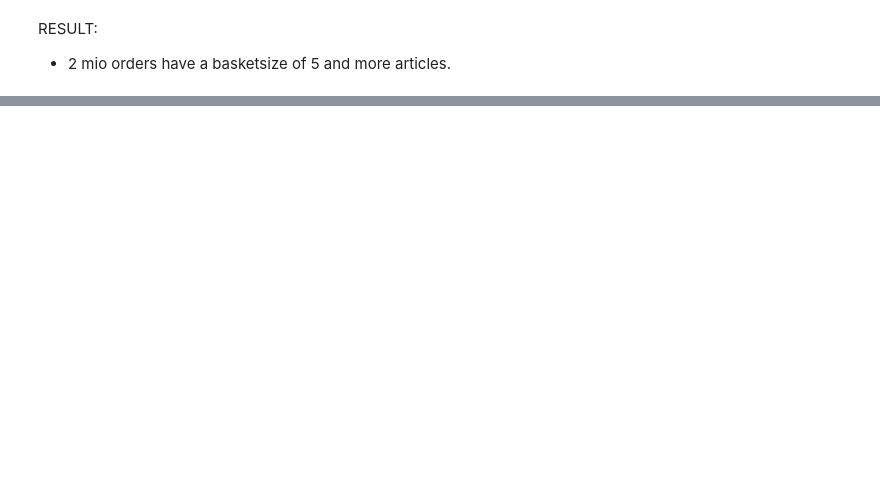
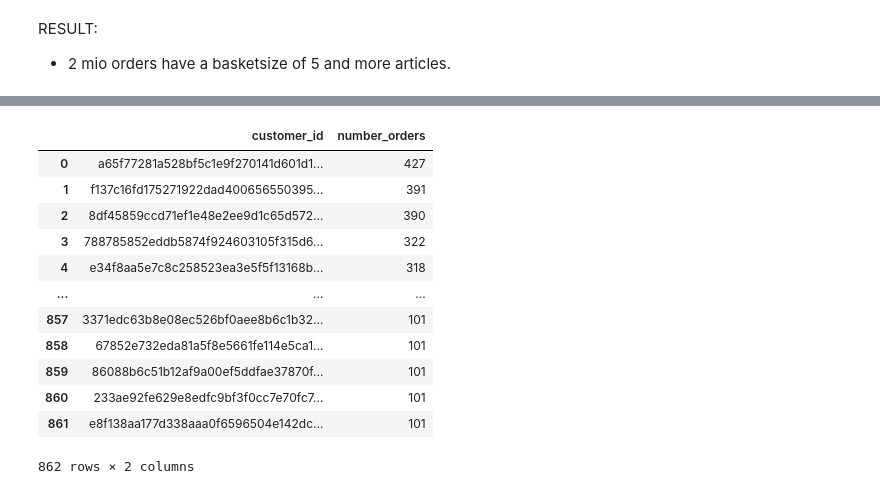
Before and after one commit to theflyingd/fashion-recommender, a Jupyter notebook: notebooks/Initial_EDA_CMM.ipynb, the cells around one changed output, grey strips where cells are left out. Cells and saved outputs as stored; diff of their text form; code cells hidden in the pictures; blank space fills up the shorter version.

```diff
--- a/notebooks/Initial_EDA_CMM.ipynb
+++ b/notebooks/Initial_EDA_CMM.ipynb
@@ -604,17 +515,0 @@ Name: customer_id, Length: 1362281, dtype: int64
-# %%
-# Define function for generating dataframe which calculates number of orders per customer.
-
-def calc_orders_cust (purchases):
-    """Function to generate dataframe with number of orders out of dataframe with single purchases. Assumption: Purchases of an individual customer on one day form an order.
-
-    Args:
-        purchases (_dataframe_): Dataframe which contains single purchases per customer in each row
-    """
-
-    orderbaskets = purchases.groupby(['datetime', 'customer_id']).size().reset_index()
-    orderbaskets.rename(columns={0: "basketsize"}, inplace=True)
-    number_orders = orderbaskets.customer_id.value_counts().reset_index()
-    number_orders.rename(columns={"index": "customer_id", "customer_id": "number_orders"}, inplace=True)
-
-
-    return number_orders
@@ -637,0 +516,4 @@ number_orders.head(100)
+# %%
+# Calculate number of orders. Assumption: Purchases on one single day form one order/basket:
+df_number_orders = calc_orders_cust(df_trans)
+df_number_orders.describe()
@@ -637,0 +530,16 @@ number_orders.head(100)
+# %%
+df_number_orders[df_number_orders['number_orders'] >100]
+# %% [output]
+|  | customer_id | number_orders |
+| 0 | a65f77281a528bf5c1e9f270141d601d1... | 427 |
+| 1 | f137c16fd175271922dad400656550395... | 391 |
+| 2 | 8df45859ccd71ef1e48e2ee9d1c65d572... | 390 |
+| 3 | 788785852eddb5874f924603105f315d6... | 322 |
+| 4 | e34f8aa5e7c8c258523ea3e5f5f13168b... | 318 |
+| ... | ... | ... |
+| 857 | 3371edc63b8e08ec526bf0aee8b6c1b32... | 101 |
+| 858 | 67852e732eda81a5f8e5661fe114e5ca1... | 101 |
+| 859 | 86088b6c51b12af9a00ef5ddfae37870f... | 101 |
+| 860 | 233ae92fe629e8edfc9bf3f0cc7e70fc7... | 101 |
+| 861 | e8f138aa177d338aaa0f6596504e142dc... | 101 |
+862 rows × 2 columns
```
Also changed, not shown: parts of 26 cells of this notebook, 6 other files.
